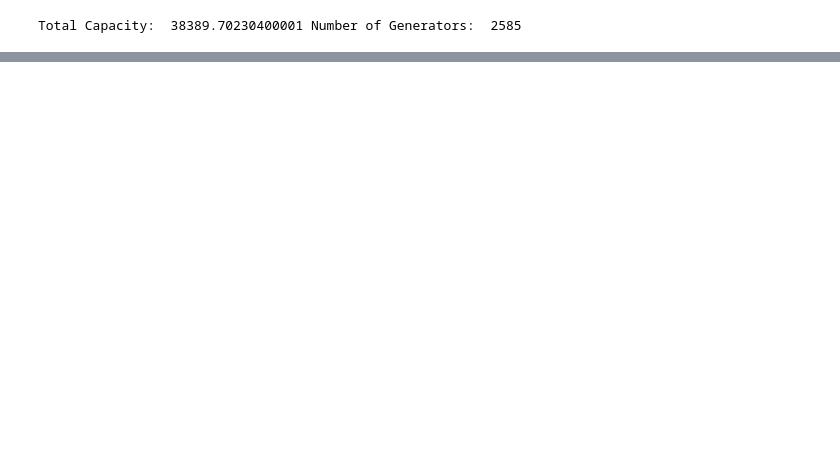
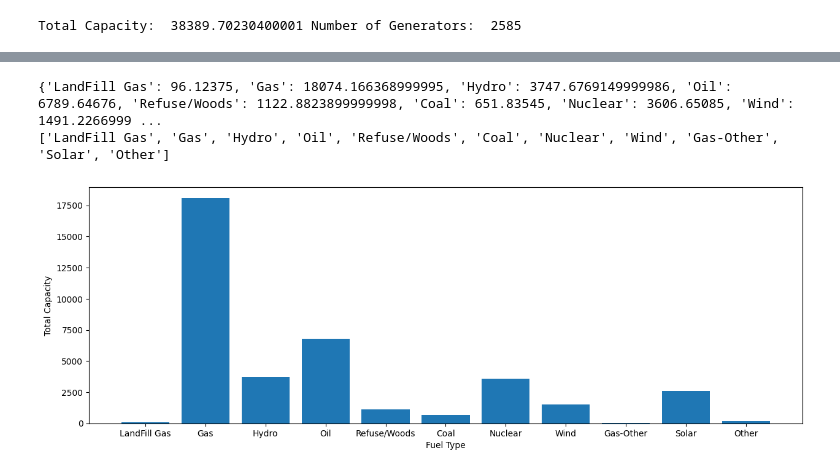
Before and after one commit to MahdiMehrtash/MARKET-Research, a Jupyter notebook: plots.ipynb, the cells around one changed output, grey strips where cells are left out. Saved outputs shown, nothing was run; the diff lists cells and outputs as text; code cells hidden in the pictures; blank space fills up the shorter version.

```diff
--- a/plots.ipynb
+++ b/plots.ipynb
@@ -149,3 +149,5 @@ def plotData(dfHourlyLoad, dfHourlySolar, dfHourlyWind, totalCap, totalCSO, year
     plt.ylabel('Load (MW)')
     plt.title('Hourly Load of ' + yearPlot)
     plt.legend()
+# %%
+dfISO = pd.read_csv('data/CELT2023.csv')
@@ -151,0 +170,39 @@ def plotData(dfHourlyLoad, dfHourlySolar, dfHourlyWind, totalCap, totalCSO, year
+# %%
+fuelDict = {'LFG': 'LandFill Gas', 'NG': 'Gas', 'DFO': 'Oil', 'KER': 'Oil',\
+            'WDS':'Refuse/Woods', 'BIT':'Coal', 'MSW' : 'Refuse/Woods', \
+            'JF':'Oil', 'RFO' : 'Oil',
+            'WAT':'Hydro', 'NUC':'Nuclear', 'WND':'Wind', 'SUN':'Solar',\
+            'OBG': 'Gas-Other', 'MWH': 'Other'}
+# %%
+for month in ['January']:
+    plt.figure(figsize=(15, 5))
+    capHist = {}
+    for i in range(len(dfISO)):
+        genco = dfISO.iloc[i]
+        temp = genco['Nameplate Capacity (MW)']
+
+        fuelType = fuelDict[genco['Primary Fuel Type']]
+        # fuelType = genco['Primary Fuel Type']
+
+
+        if fuelType in capHist:
+            capHist[fuelType] += temp
+        else:
+            capHist[fuelType] = temp
+    print(capHist)
+
+    # del capHist['Other']; del csoHist['Waste']
+    # del csoHist['Other']; del capHist['Waste']
+    labels = list(csoHist.keys())
+    weights = list(csoHist.values())
+    labels2 = list(capHist.keys())
+    weights2 = list(capHist.values())
+    print(labels2)
+    plt.bar(labels2, np.array(weights2))
+    # plt.ylim(0, 19000)
+    plt.xlabel('Fuel Type')
+    plt.ylabel('Total Capacity');
+# %% [output]
+{'LandFill Gas': 96.12375, 'Gas': 18074.166368999995, 'Hydro': 3747.6769149999986, 'Oil': 6789.64676, 'Refuse/Woods': 1122.8823899999998, 'Coal': 651.83545, 'Nuclear': 3606.65085, 'Wind': 1491.2266999 ...
+['LandFill Gas', 'Gas', 'Hydro', 'Oil', 'Refuse/Woods', 'Coal', 'Nuclear', 'Wind', 'Gas-Other', 'Solar', 'Other']
+[figure, added]
```
Also changed, not shown: parts of 3 cells of this notebook, 59 other files.
